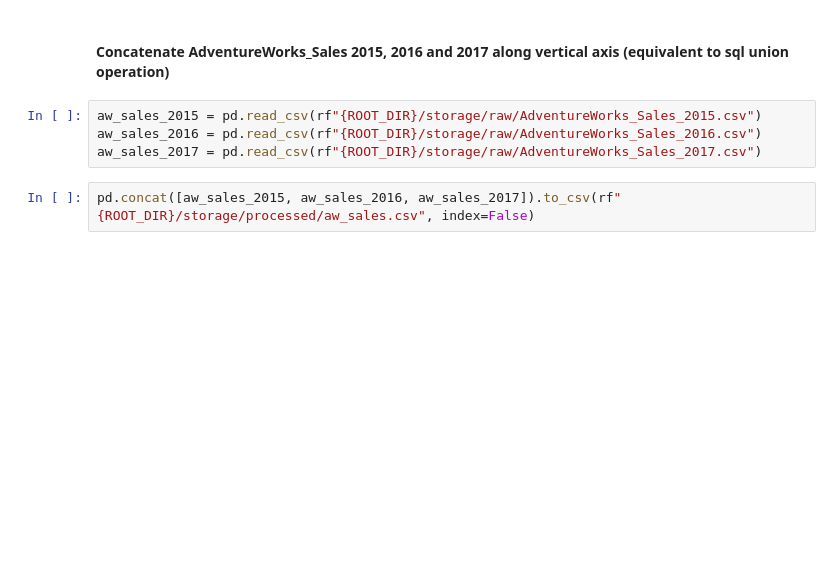
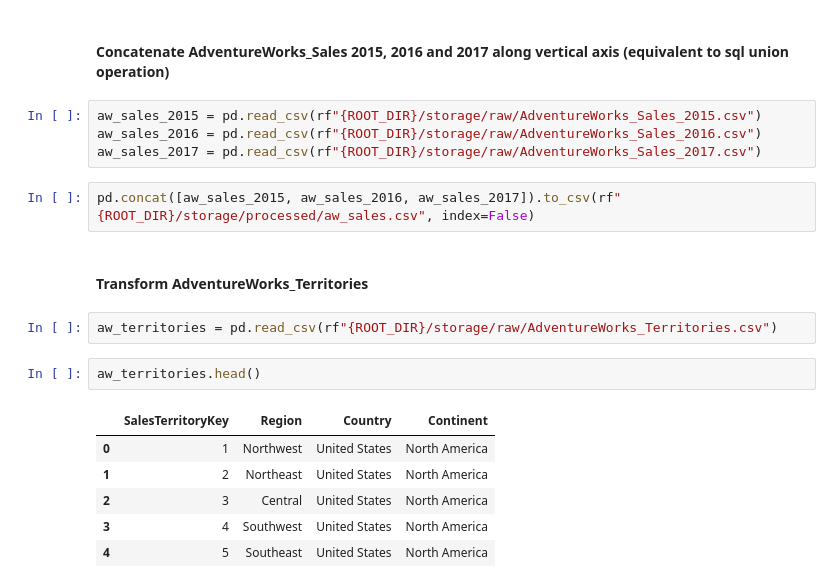
Before and after one commit to MeetPatel89/adventure_works_analysis, a Jupyter notebook: notebook.ipynb, the cells around one changed output. Saved outputs shown, nothing was run; the diff lists cells and outputs as text; blank space fills up the shorter version.

```diff
--- a/notebook.ipynb
+++ b/notebook.ipynb
@@ -211,3 +242,16 @@ aw_sales_2016 = pd.read_csv(rf"{ROOT_DIR}/storage/raw/AdventureWorks_Sales_2016.
 aw_sales_2017 = pd.read_csv(rf"{ROOT_DIR}/storage/raw/AdventureWorks_Sales_2017.csv")
 # %%
 pd.concat([aw_sales_2015, aw_sales_2016, aw_sales_2017]).to_csv(rf"{ROOT_DIR}/storage/processed/aw_sales.csv", index=False)
+# %% [markdown]
+#### Transform AdventureWorks_Territories
+# %%
+aw_territories = pd.read_csv(rf"{ROOT_DIR}/storage/raw/AdventureWorks_Territories.csv")
+# %%
+aw_territories.head()
+# %% [output]
+|  | SalesTerritoryKey | Region | Country | Continent |
+| 0 | 1 | Northwest | United States | North America |
+| 1 | 2 | Northeast | United States | North America |
+| 2 | 3 | Central | United States | North America |
+| 3 | 4 | Southwest | United States | North America |
+| 4 | 5 | Southeast | United States | North America |
```
Also changed, not shown: parts of 16 cells of this notebook, 6 other files.
